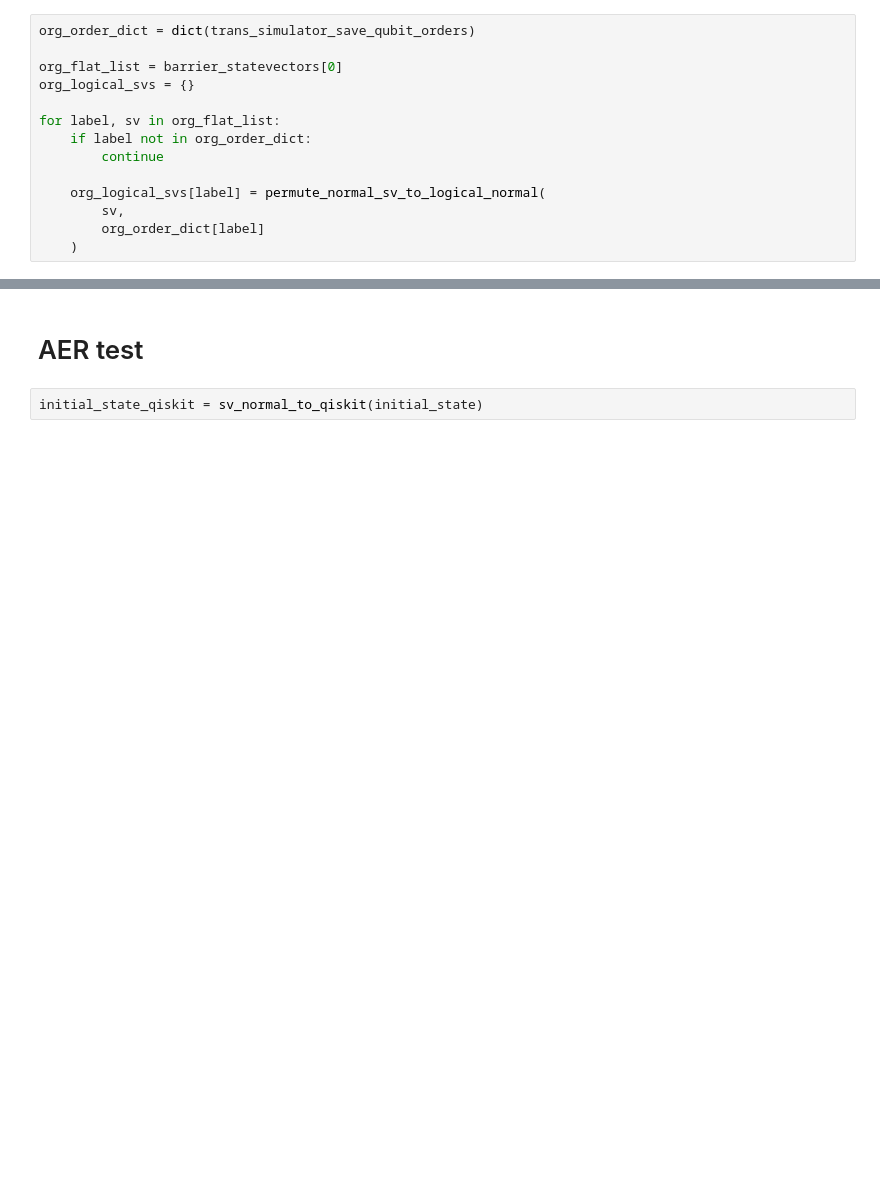
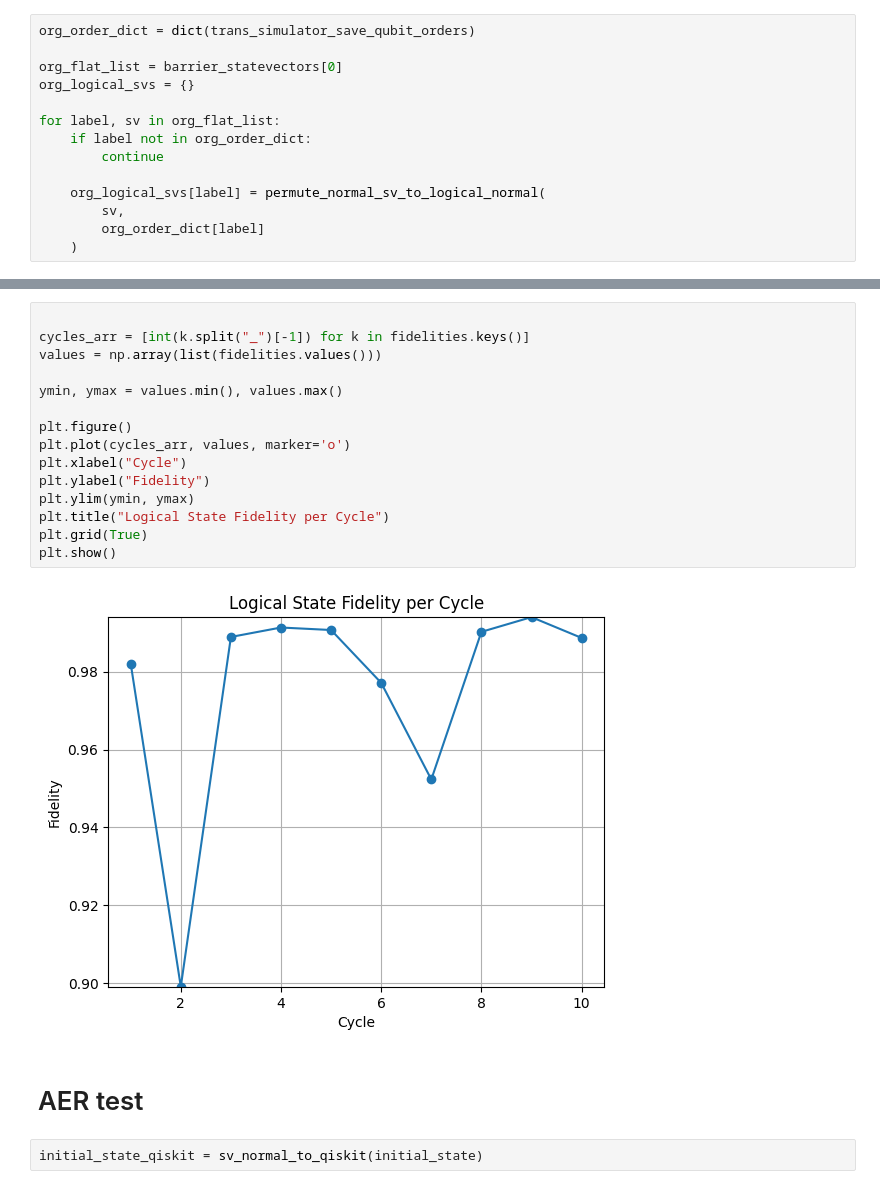
Before and after one commit to CERN-QTI/quantum-gates, a Jupyter notebook: start up and testing/new tests/test_noise_scaling_on_4_q_SC.ipynb, the cells around one changed output, grey strips where cells are left out. Cells and saved outputs as stored; diff of their text form; blank space fills up the shorter version.

```diff
--- a/start up and testing/new tests/test_noise_scaling_on_4_q_SC.ipynb
+++ b/start up and testing/new tests/test_noise_scaling_on_4_q_SC.ipynb
@@ -377,3 +379,20 @@ print(fidelities)
+# %%
+
+cycles_arr = [int(k.split("_")[-1]) for k in fidelities.keys()]
+values = np.array(list(fidelities.values()))
+
+ymin, ymax = values.min(), values.max()
+
+plt.figure()
+plt.plot(cycles_arr, values, marker='o')
+plt.xlabel("Cycle")
+plt.ylabel("Fidelity")
+plt.ylim(ymin, ymax)
+plt.title("Logical State Fidelity per Cycle")
+plt.grid(True)
+plt.show()
+# %% [output]
+[figure, added]
 # %% [markdown]
 # AER test
 # %%
```
Also changed, not shown: parts of 16 cells of this notebook, 2 other files.
